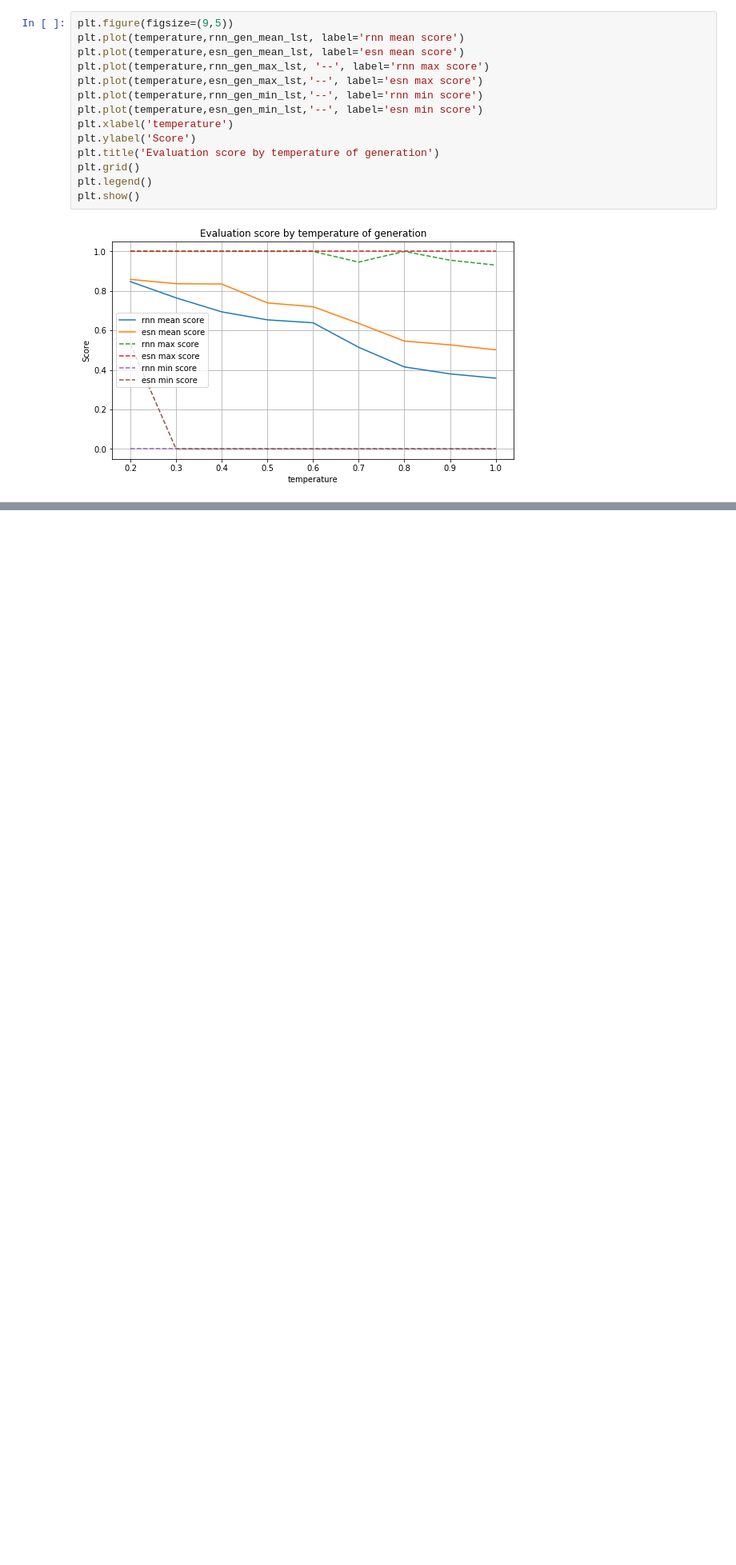
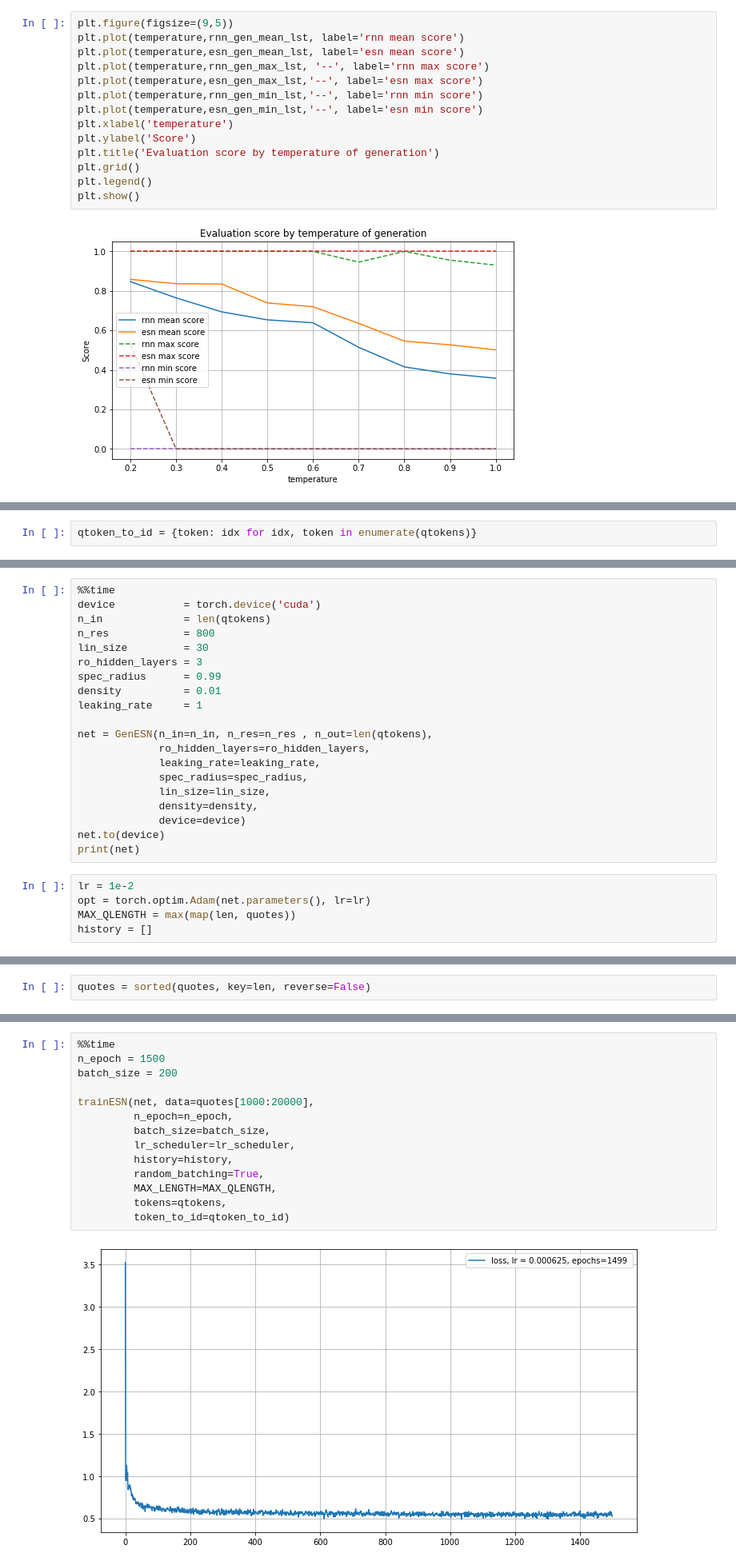
Before and after one commit to VirtualRoyalty/TextGenESN, a Jupyter notebook: TextGenESN.ipynb, the cells around one changed output, grey strips where cells are left out. Shown at 80% size. Saved outputs shown, nothing was run; the diff lists cells and outputs as text; blank space fills up the shorter version.

```diff
--- a/TextGenESN.ipynb
+++ b/TextGenESN.ipynb
@@ -598,0 +537,2 @@ plt.show()
+# %%
+qtoken_to_id = {token: idx for idx, token in enumerate(qtokens)}
@@ -598,0 +561,25 @@ plt.show()
+# %%
+%%time
+device           = torch.device('cuda')
+n_in             = len(qtokens)
+n_res            = 800
+lin_size         = 30
+ro_hidden_layers = 3
+spec_radius      = 0.99
+density          = 0.01
+leaking_rate     = 1
+
+net = GenESN(n_in=n_in, n_res=n_res , n_out=len(qtokens),
+             ro_hidden_layers=ro_hidden_layers,
+             leaking_rate=leaking_rate,
+             spec_radius=spec_radius,
+             lin_size=lin_size,
+             density=density,
+             device=device)
+net.to(device)
+print(net)
+# %%
+lr = 1e-2
+opt = torch.optim.Adam(net.parameters(), lr=lr)
+MAX_QLENGTH = max(map(len, quotes))
+history = []
@@ -598,0 +588,2 @@ plt.show()
+# %%
+quotes = sorted(quotes, key=len, reverse=False)
@@ -598,0 +594,16 @@ plt.show()
+# %%
+%%time
+n_epoch = 1500
+batch_size = 200
+
+trainESN(net, data=quotes[1000:20000],
+         n_epoch=n_epoch,
+         batch_size=batch_size,
+         lr_scheduler=lr_scheduler,
+         history=history,
+         random_batching=True,
+         MAX_LENGTH=MAX_QLENGTH,
+         tokens=qtokens,
+         token_to_id=qtoken_to_id)
+# %% [output]
+[figure, added]
```
Also changed, not shown: parts of 53 cells of this notebook, 7 other files.
